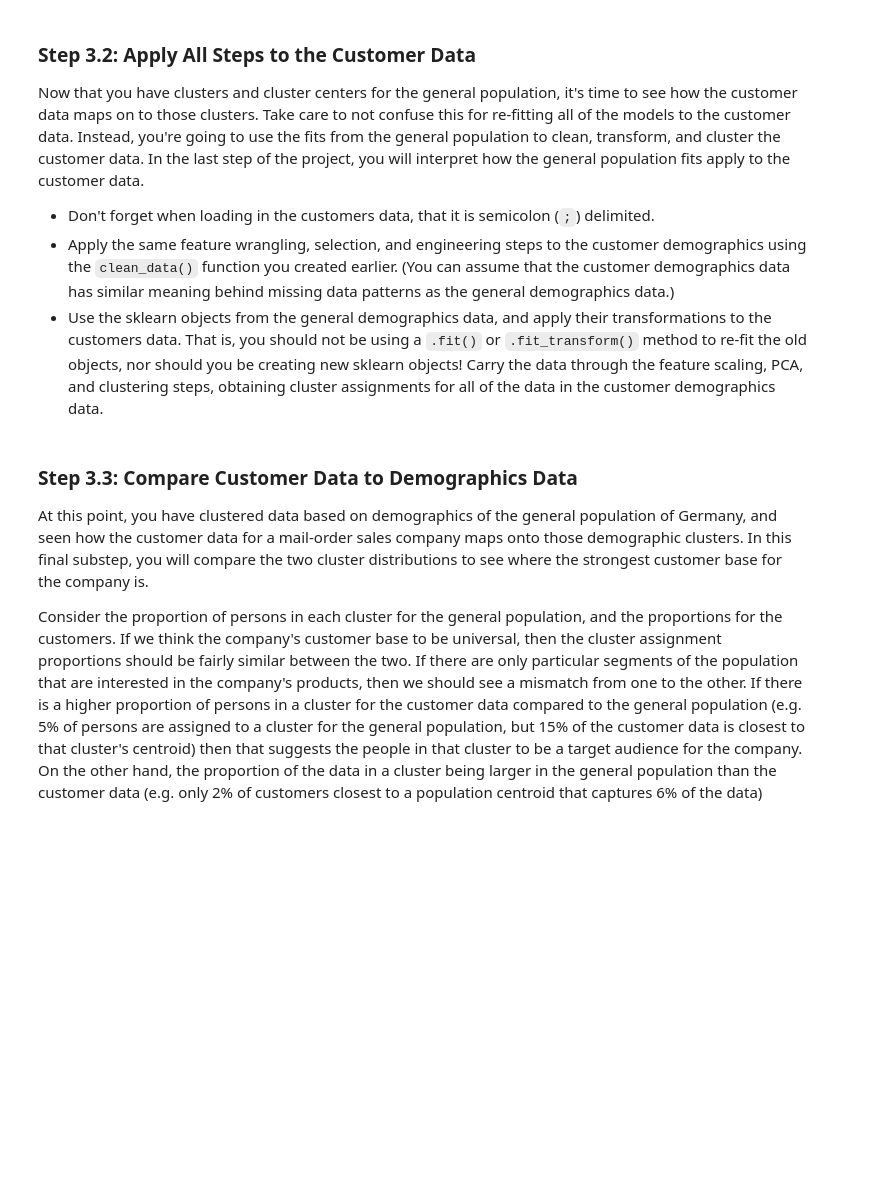
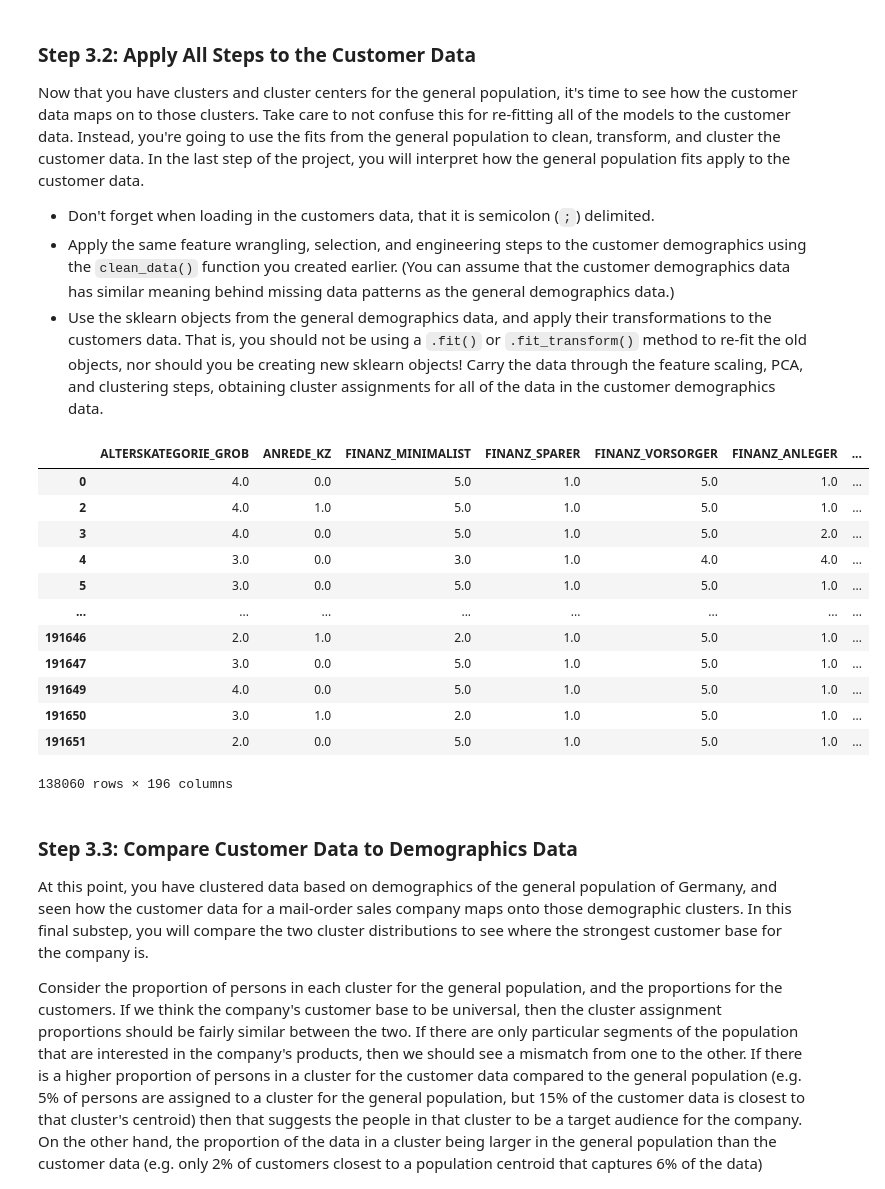
Before and after one commit to malmusfer/Identify_Customer_Segments, a Jupyter notebook: Identify_Customer_Segments.ipynb, the cells around one changed output. Drawn from its saved outputs; the diff is of its cells as text; code cells hidden in the pictures; blank space fills up the shorter version.

```diff
--- a/Identify_Customer_Segments.ipynb
+++ b/Identify_Customer_Segments.ipynb
@@ -829,0 +853,16 @@ customers =
+# %%
+imputed_customers
+# %% [output]
+|  | ALTERSKATEGORIE_GROB | ANREDE_KZ | FINANZ_MINIMALIST | FINANZ_SPARER | FINANZ_VORSORGER | FINANZ_ANLEGER | ... |
+| 0 | 4.0 | 0.0 | 5.0 | 1.0 | 5.0 | 1.0 | ... |
+| 2 | 4.0 | 1.0 | 5.0 | 1.0 | 5.0 | 1.0 | ... |
+| 3 | 4.0 | 0.0 | 5.0 | 1.0 | 5.0 | 2.0 | ... |
+| 4 | 3.0 | 0.0 | 3.0 | 1.0 | 4.0 | 4.0 | ... |
+| 5 | 3.0 | 0.0 | 5.0 | 1.0 | 5.0 | 1.0 | ... |
+| ... | ... | ... | ... | ... | ... | ... | ... |
+| 191646 | 2.0 | 1.0 | 2.0 | 1.0 | 5.0 | 1.0 | ... |
+| 191647 | 3.0 | 0.0 | 5.0 | 1.0 | 5.0 | 1.0 | ... |
+| 191649 | 4.0 | 0.0 | 5.0 | 1.0 | 5.0 | 1.0 | ... |
+| 191650 | 3.0 | 1.0 | 2.0 | 1.0 | 5.0 | 1.0 | ... |
+| 191651 | 2.0 | 0.0 | 5.0 | 1.0 | 5.0 | 1.0 | ... |
+138060 rows × 196 columns
```
Also changed, not shown: parts of 43 cells of this notebook.
